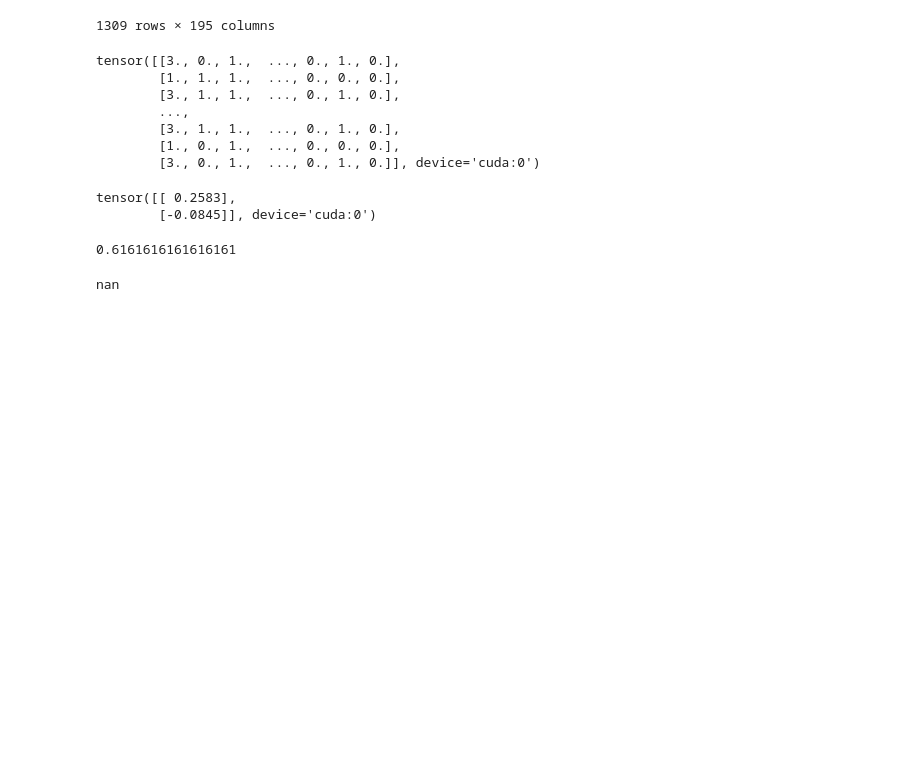
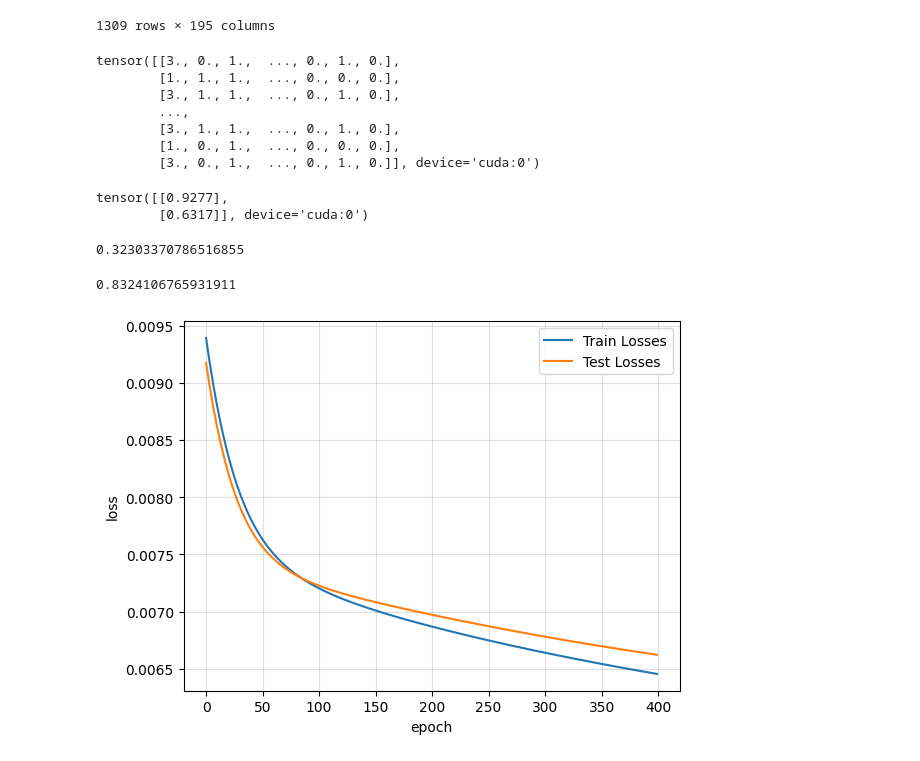
Before and after one commit to Jaachimsthal/kaggle, a Jupyter notebook: titanic/titanic-net-trainning.ipynb, the cells around one changed output. Drawn from its saved outputs; the diff is of its cells as text; code cells hidden in the pictures; blank space fills up the shorter version.

Commit message:
features test

```diff
--- a/titanic/titanic-net-trainning.ipynb
+++ b/titanic/titanic-net-trainning.ipynb
@@ -95,11 +116,11 @@ net = LogisticRegression()
 net.to("cuda")
 net.eval()
 with torch.no_grad():
-    logist = net(train_features[0:2])
+    logist = net(train_features[156:158])
 logist
 # %% [output]
-tensor([[ 0.2583],
-        [-0.0845]], device='cuda:0')
+tensor([[0.9277],
+        [0.6317]], device='cuda:0')
 # %%
 def calculate_accuracy(net: nn.Module, datasets: DataLoader) -> float:
     """计算分类准确率
@@ -130,9 +151,9 @@ def calculate_accuracy(net: nn.Module, datasets: DataLoader) -> float:
     # 计算正确率
     return correction_predictions / num_examples
 
-calculate_accuracy(net=net, datasets=features_dataloader)
+calculate_accuracy(net=net, datasets=train_features_dataset)
 # %% [output]
-0.6161616161616161
+0.32303370786516855
 # %%
 def calculate_loss(net: nn.Module, datasets: DataLoader) -> float:
     """计算损失
@@ -151,23 +172,26 @@ def calculate_loss(net: nn.Module, datasets: DataLoader) -> float:
     with torch.no_grad():
         for features, labels in datasets:
             logist = net(features)
-            all_loss += nn.functional.binary_cross_entropy_with_logits(logist, labels).item()
+            now_loss = nn.functional.binary_cross_entropy_with_logits(logist, labels)
+            all_loss += now_loss.item()
             num_examples += logist.shape[0]
     # 计算平均损失
     return all_loss / num_examples
 
-calculate_loss(net=net, datasets=features_dataloader)
+avg_loss = calculate_loss(net=net, datasets=train_features_dataset)
+avg_loss
 # %% [output]
-nan
+0.8324106765931911
 # %%
 from tqdm.notebook import tqdm
 
-def train(net: nn.Module, datasets: DataLoader, lr: float, num_epochs: int) -> tuple[list[float], list[float]]:
+def train(net: nn.Module, train_datasets: DataLoader, test_dataset: DataLoader, lr: float, num_epochs: int) -> tuple[list[float], list[float]]:
     """模型训练
 
     Args:
         net (nn.Module): 模型
-        datasets (DataLoader): 数据集
+        train_datasets (DataLoader): 训练数据集
+        test_dataset (DataLoader): 测试数据集
         lr (float): 学习率
         num_epochs (int): 批次大小
     """
@@ -175,19 +199,42 @@ def train(net: nn.Module, datasets: DataLoader, lr: float, num_epochs: int) -> t
     criterion = nn.BCEWithLogitsLoss()
     tqdm_instance = tqdm(range(num_epochs), desc="训练中")
 
-    accuracy, losses = [], []
+    train_accuracy, train_losses, test_accuracy, test_losses = [], [], [], []
 
     for _ in tqdm_instance:
-        for features, labels in datasets:
+        net.train()
+        for features, labels in train_datasets:
             optimizer.zero_grad()
             logist = net(features)
             loss: torch.Tensor = criterion(logist, labels)
             loss.backward()
             optimizer.step()
-        accuracy.append(calculate_accuracy(net=net, datasets=datasets))
-        mean_loss = calculate_loss(net=net, datasets=datasets)
-        losses.append(mean_loss)
+        # 训练集
+        # 每次迭代计算一次平均准确率和当前迭代的平均损失
+        train_mean_accuracy = calculate_accuracy(net=net, datasets=train_datasets)
+        train_accuracy.append(train_mean_accuracy)
+        train_mean_loss = calculate_loss(net=net, datasets=train_datasets)
+        train_losses.append(train_mean_loss)
 
-        tqdm_instance.set_postfix(loss=mean_loss)
-    return accuracy, losses
-accuracy, losses = train(net=net, datasets=features_dataloader, num_epochs=100, lr=0.001)
+        # 测试集
+        test_mean_accuracy = calculate_accuracy(net=net, datasets=test_dataset)
+        test_accuracy.append(test_mean_accuracy)
+        test_mean_loss = calculate_loss(net=net, datasets=test_dataset)
+        test_losses.append(test_mean_loss)
+
+        # 设置进度信息
+        tqdm_instance.set_postfix(train_loss=train_mean_loss, train_accuracy=train_mean_accuracy, test_loss=test_mean_loss, test_accuracy=test_mean_accuracy)
+    return train_accuracy, train_losses, test_accuracy, test_losses
+
+train_accuracy, train_losses, test_accuracy, test_losses = train(net=net, train_datasets=train_features_dataloader, test_dataset=test_features_dataloader, num_epochs=num_epochs, lr=lr)
+# %%
+# 损失曲线
+plt.plot(list(range(0, num_epochs)), train_losses, label="Train Losses")
+plt.plot(list(range(0, num_epochs)), test_losses, label="Test Losses")
+plt.legend(loc='upper right')
+plt.xlabel("epoch")
+plt.ylabel("loss")
+plt.grid(visible=True, alpha=0.4)
+plt.show()
+# %% [output]
+[figure, added]
```
Also changed, not shown: parts of 6 cells of this notebook, 3 other files.
